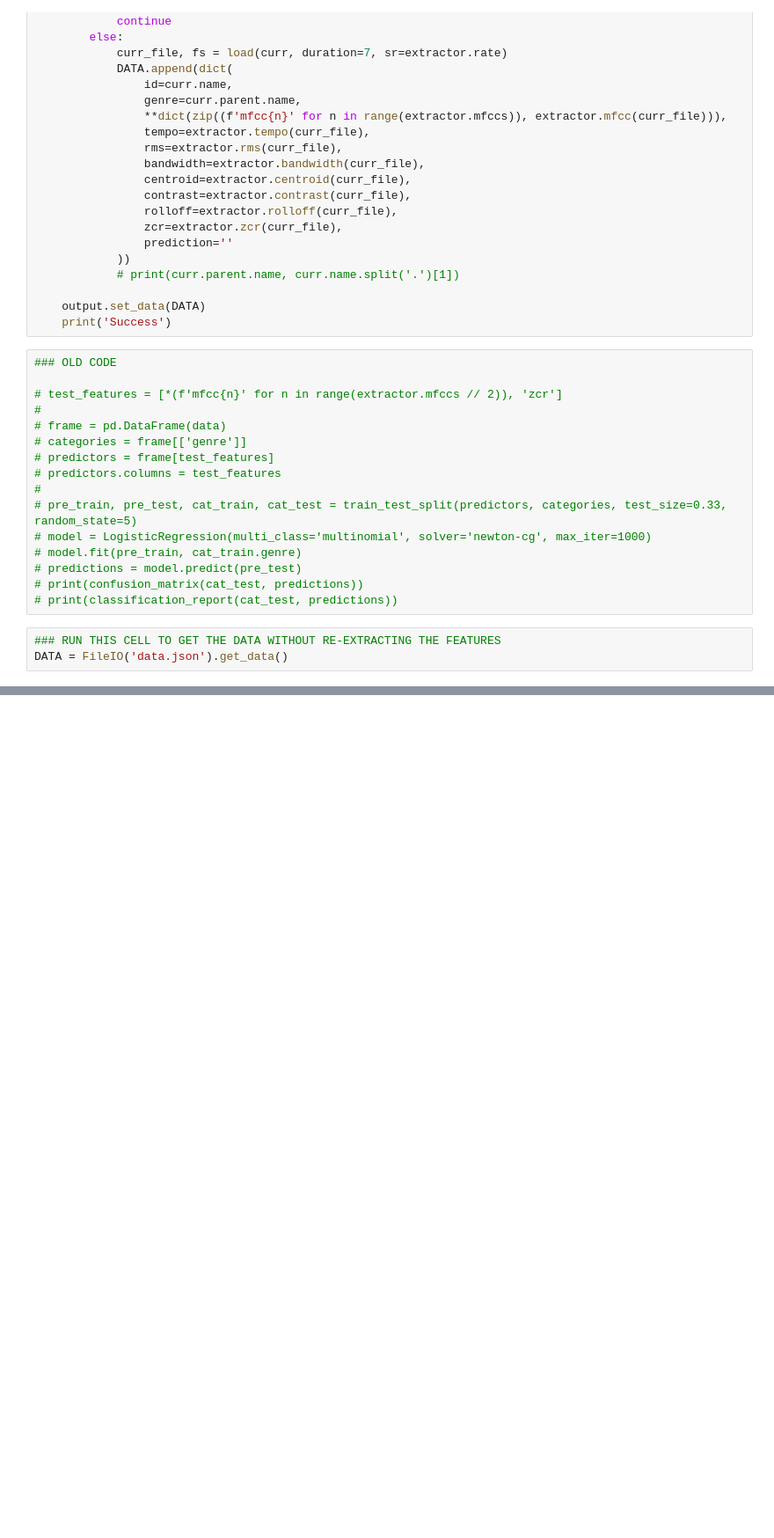
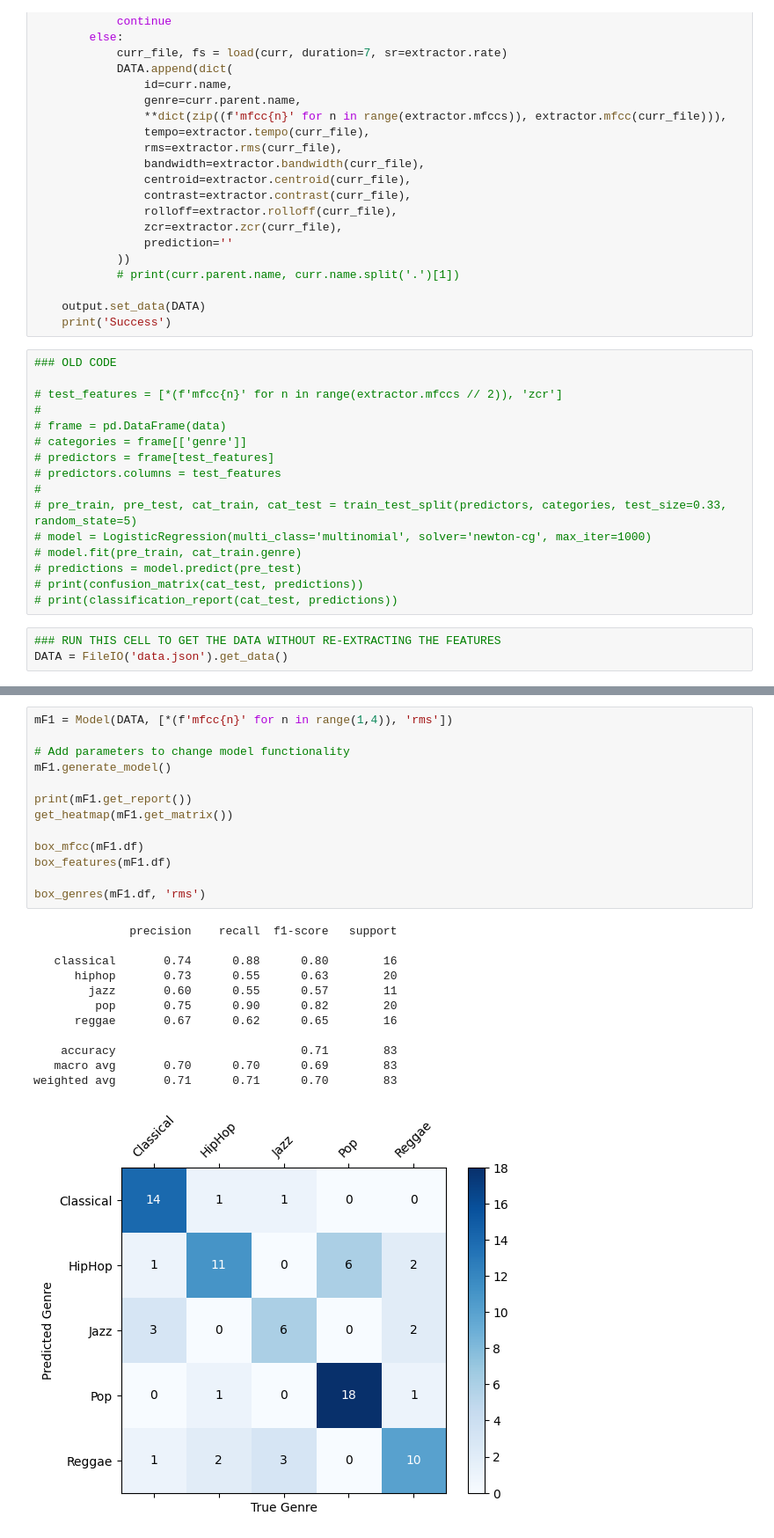
Before and after one commit to Andethy/AudioTechII-Final, a Jupyter notebook: final.ipynb, the cells around one changed output, grey strips where cells are left out. Shown at 88% size. Cells and saved outputs as stored; diff of their text form; blank space fills up the shorter version.

```diff
--- a/final.ipynb
+++ b/final.ipynb
@@ -321,0 +322,26 @@ weighted avg       0.64      0.63      0.60        83
+# %%
+mF1 = Model(DATA, [*(f'mfcc{n}' for n in range(1,4)), 'rms'])
+
+# Add parameters to change model functionality
+mF1.generate_model()
+
+print(mF1.get_report())
+get_heatmap(mF1.get_matrix())
+
+box_mfcc(mF1.df)
+box_features(mF1.df)
+
+box_genres(mF1.df, 'rms')
+# %% [output]
+              precision    recall  f1-score   support
+
+   classical       0.74      0.88      0.80        16
+      hiphop       0.73      0.55      0.63        20
+        jazz       0.60      0.55      0.57        11
+         pop       0.75      0.90      0.82        20
+      reggae       0.67      0.62      0.65        16
+
+    accuracy                           0.71        83
+   macro avg       0.70      0.70      0.69        83
+weighted avg       0.71      0.71      0.70        83
+[figure, added]
```
Also changed, not shown: parts of 3 cells of this notebook, 1 other file.
